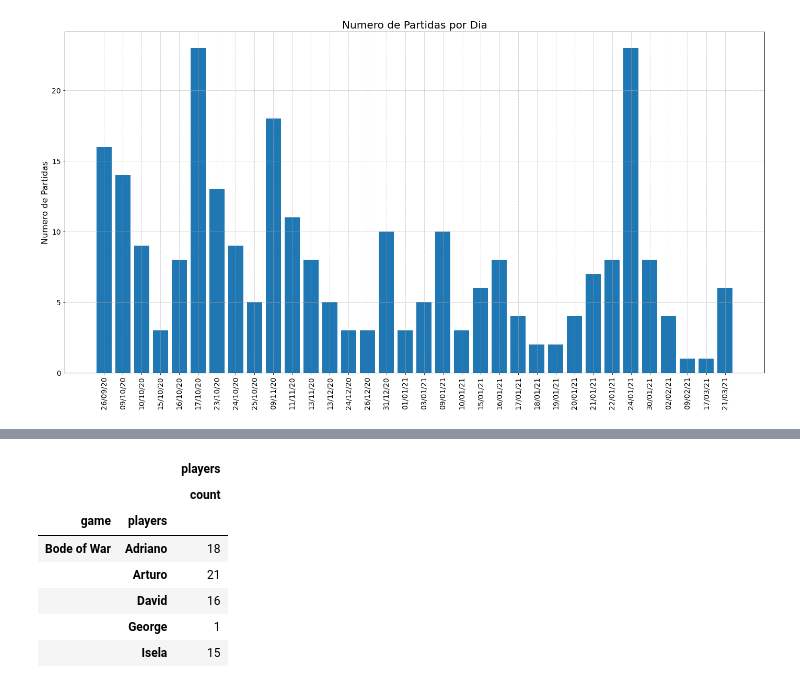
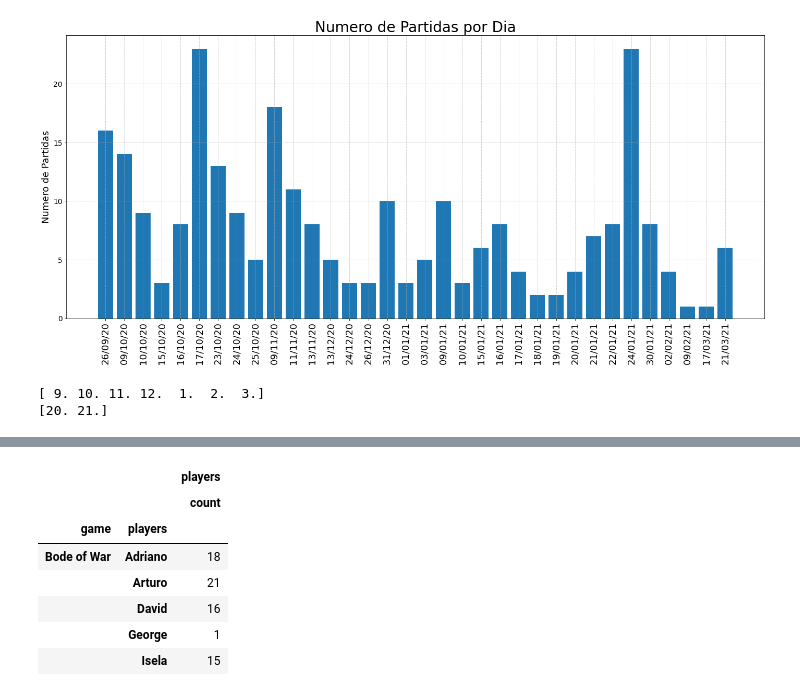
Before and after one commit to mhacarthur/card-game-stats, a Jupyter notebook: statistics.ipynb, the cells around one changed output, grey strips where cells are left out. Saved outputs shown, nothing was run; the diff lists cells and outputs as text; code cells hidden in the pictures.

```diff
--- a/statistics.ipynb
+++ b/statistics.ipynb
@@ -75,12 +75,20 @@ for i in range(len(num_games_dia)):
     time_vector.append(str(int(df_games_dia_sort['dia'][i])).zfill(2)+'/'+str(int(df_games_dia_sort['mes'][i])).zfill(2)+'/'+str(int(df_games_dia_sort['ano'][i])))
 # %%
 contador = np.arange(0,len(df_games_dia))
-fig, ax = plt.subplots(1, 1, figsize=(24, 12))
+fig, ax = plt.subplots(1, 1, figsize=(24, 10))
 rects1 = ax.bar(contador,df_games_dia_sort['num'])
-plt.ylabel('Numero de Partidas')
+plt.ylabel('Numero de Partidas',fontsize=18)
 plt.grid(linestyle='--', linewidth=0.6)
-plt.xticks(contador,time_vector, rotation='vertical')
-plt.title('Numero de Partidas por Dia')
+plt.xticks(contador,time_vector, rotation='vertical',fontsize=18)
+plt.title('Numero de Partidas por Dia',fontsize=28)
 plt.savefig('./fig/partidas_dia.png',facecolor='w',bbox_inches ='tight',pad_inches=0.1)
 # %% [output]
-[figure, old version]
+[figure, new version]
+# %%
+list_mo = df_games_dia_sort['mes'].unique()
+list_yr = df_games_dia_sort['ano'].unique()
+print(list_mo)
+print(list_yr)
+# %% [output]
+[ 9. 10. 11. 12.  1.  2.  3.]
+[20. 21.]
```
Also changed, not shown: parts of 7 cells of this notebook, 7 other files.
